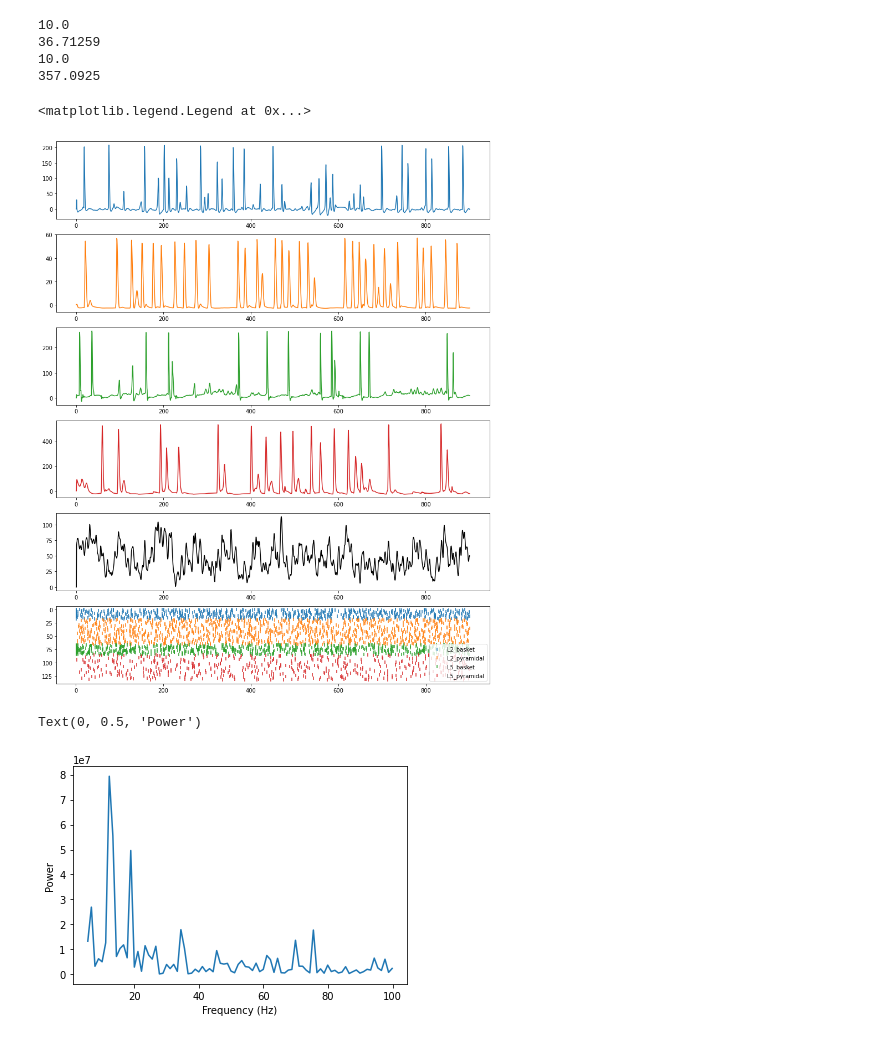
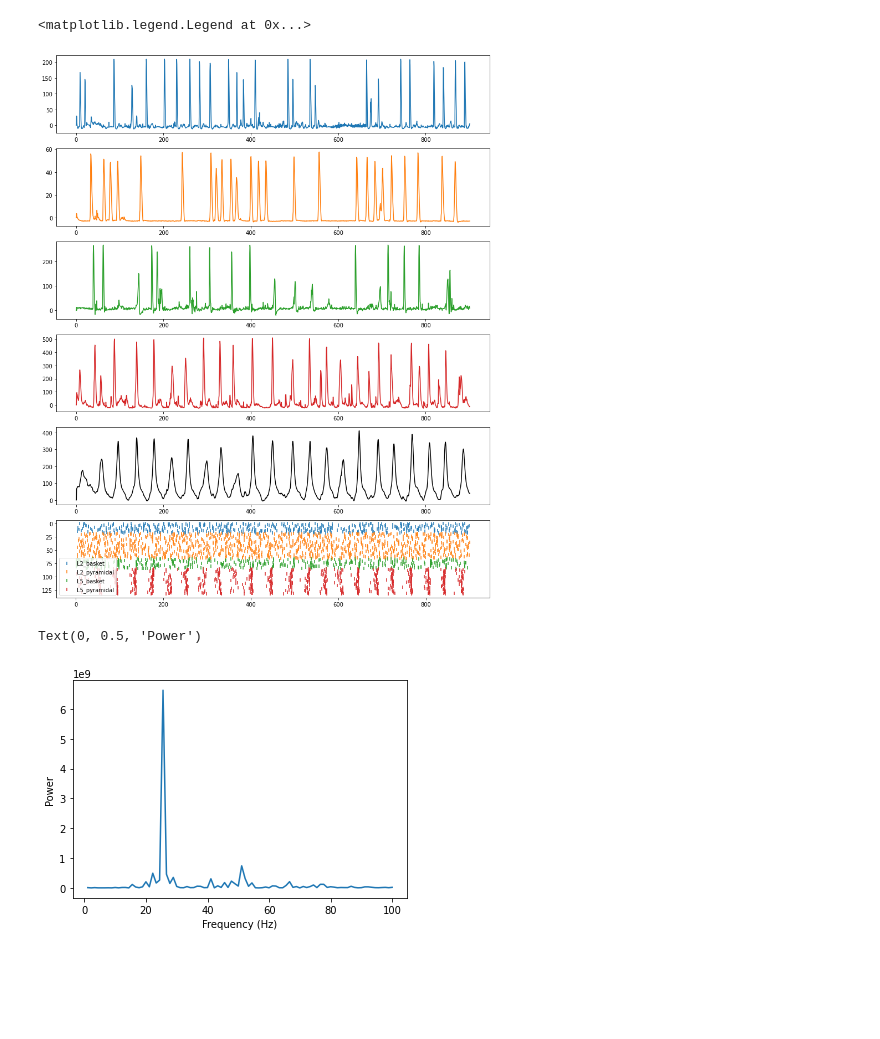
Before and after one commit to ntolley/bayesian_surrogates, a Jupyter notebook: surrogate_network.ipynb, the cells around one changed output. Saved outputs shown, nothing was run; the diff lists cells and outputs as text; code cells hidden in the pictures; blank space fills up the shorter version.

Commit message:
update utils with model network

```diff
--- a/surrogate_network.ipynb
+++ b/surrogate_network.ipynb
@@ -346,7 +289,7 @@ for cell_type in net.cell_types:
         np.stack([network_data_drive.input_spike_dict[gid].T for gid in gid_list])).float()[:, :1000, :].to(device)
 
 
-lr = 1
+lr = 0.1
 weight_decay = 0
 optimizer = torch.optim.Adam(model.EI_dict.parameters(), lr=lr, weight_decay=weight_decay)
 # optimizer = torch.optim.Adam(model.connectivity_dict.parameters(), lr=lr, weight_decay=weight_decay)
@@ -356,7 +299,7 @@ print_freq = 1
 
 max_epochs = 1000
 
-EI_dict_list = list()
+EI_dict_list = [np.array([val.clone().cpu().item() for val in model.EI_dict.values()])]
 losses = list()
 for epoch in range(max_epochs):
     model.train()
@@ -367,15 +310,18 @@ for epoch in range(max_epochs):
                     input_spike_dict['L5_basket'].clone(), input_spike_dict['L2_basket'].clone())
 
 
-    dpl = pred_y[1][:,:,-1].mean(axis=1) + pred_y[3][:,:,-1].mean(axis=1)
+    # dpl = pred_y[1][:,:,-1].mean(axis=1) + pred_y[3][:,:,-1].mean(axis=1)
+    # dpl = pred_y[1][:,:,-1].mean(axis=1)
+    dpl = pred_y[3][:,:,-1].mean(axis=1)
+
     out_fft = torch.fft.rfft(dpl).abs() ** 2
     freq = torch.fft.rfftfreq(pred_y[1].size(0), dt / 1e3)
 
 
-    # power = torch.sum(out_fft[torch.logical_and(freq > 80, freq < 300)])
-    power = torch.sum(out_fft[torch.logical_and(freq > 0, freq < 20)])
+    power = torch.sum(out_fft[torch.logical_and(freq > 0, freq < 10)])
+    # power = torch.sum(out_fft[torch.logical_and(freq > 20, freq < 30)])
 
-    relative_power = - power
+    relative_power = - power / torch.sum(out_fft)
 
     relative_power.backward()
     optimizer.step()
@@ -390,4 +336,7 @@ for epoch in range(max_epochs):
 
     else:
         print('*', end='')
+
+    EI_vals = np.array([val.clone().cpu().item() for val in model.EI_dict.values()])
+    EI_dict_list.append(EI_vals)
 # %% [output]
@@ -417,0 +361,6 @@ tensor(1.8567, device='cuda:0', requires_grad=True))]
+# %%
+EI_array = np.array(EI_dict_list)
+df = pd.DataFrame(EI_array, columns=model.EI_dict.keys())
+# _ = plt.plot(EI_array)
+sns.heatmap(df.T, cmap='RdBu_r', center=0, vmin=-5, vmax=5)
+plt.xlabel('Epoch')
@@ -465,52 +417,60 @@ for cell_type in net.cell_types:
     input_spike_dict[cell_type] = torch.from_numpy(
         np.stack([network_data_drive.input_spike_dict[gid].T for gid in gid_list])).float()[:, :, :].to(device)
 
+plot_epoch = 200
+for key in df.columns:
+    model.EI_dict[key] = torch.tensor(df[key].values[plot_epoch]).to(device)
+
 with torch.no_grad():
-    model.eval()
+    model.train()
+    # model.eval()
     pred_y = model(input_spike_dict['L5_pyramidal'].clone(), input_spike_dict['L2_pyramidal'].clone(),
                     input_spike_dict['L5_basket'].clone(), input_spike_dict['L2_basket'].clone())
 
 dpl = pred_y[1][:,:,1].mean(axis=1) + pred_y[3][:,:,1].mean(axis=1)
+dpl_l2 = pred_y[1][:,:,1].mean(axis=1)
+dpl_l5 = pred_y[3][:,:,1].mean(axis=1)
+
 out_fft = torch.fft.rfft(dpl).abs() ** 2
+out_fft_l2 = torch.fft.rfft(dpl_l2).abs() ** 2
+out_fft_l5 = torch.fft.rfft(dpl_l5).abs() ** 2
+
 freq = torch.fft.rfftfreq(pred_y[1].size(0), dt / 1e3)
 # %%
 plt.figure(figsize=(14, 18))
 for idx, cell_type in enumerate(['L2_basket', 'L2_pyramidal', 'L5_basket', 'L5_pyramidal']):
     out = pred_y[idx][:,:,0].detach().cpu().numpy()
 
     plt.subplot(6, 1, idx+1)
-    pred_trace = out[:,1]
+    pred_trace = out[:,0]
     plt.plot(np.linspace(0, pred_trace.size * 0.5, pred_trace.size), pred_trace, c=f'C{idx}', label=cell_type)
 
     threshold = model.threshold_dict[cell_type].detach().cpu().numpy()
-    print(threshold)
 
     cell_spikes = (out > threshold) & (np.roll(out, 1, axis=0) < threshold)
     cell_spike_indices = np.where(cell_spikes > 0)
     offset =  list(net.gid_ranges[cell_type])[0]
 
     plt.subplot(6, 1, 6)
     plt.scatter(cell_spike_indices[0] * 0.5, cell_spike_indices[1] + offset, c=f'C{idx}', marker='|', label=cell_type)
 
 plt.subplot(6,1,5)
 dpl_trace = dpl.detach().cpu().numpy()
 plt.plot(np.linspace(0, dpl_trace.size * 0.5, dpl_trace.size), dpl_trace, c='k', label='dpl')
 
 plt.subplot(6,1,6)
 plt.gca().invert_yaxis()
 plt.legend()
 # %% [output]
-10.0
-36.71259
-10.0
-357.0925
+<matplotlib.legend.Legend at 0x...>
-<matplotlib.legend.Legend at 0x...>
-[figure, old version]
+[figure, new version]
 # %%
-mask = np.logical_and(freq > 5, freq < 100).numpy().astype(bool)
-plt.plot(freq.detach().cpu().numpy()[mask], out_fft.detach().cpu().numpy()[mask])
+mask = np.logical_and(freq > 0, freq < 100).numpy().astype(bool)
+# plt.plot(freq.detach().cpu().numpy()[mask], out_fft_l2.detach().cpu().numpy()[mask])
+plt.plot(freq.detach().cpu().numpy()[mask], out_fft_l5.detach().cpu().numpy()[mask])
+
 plt.xlabel('Frequency (Hz)')
 plt.ylabel('Power')
 # %% [output]
 Text(0, 0.5, 'Power')
-[figure, old version]
+[figure, new version]
```
Also changed, not shown: parts of 12 cells of this notebook, 2 other files.
